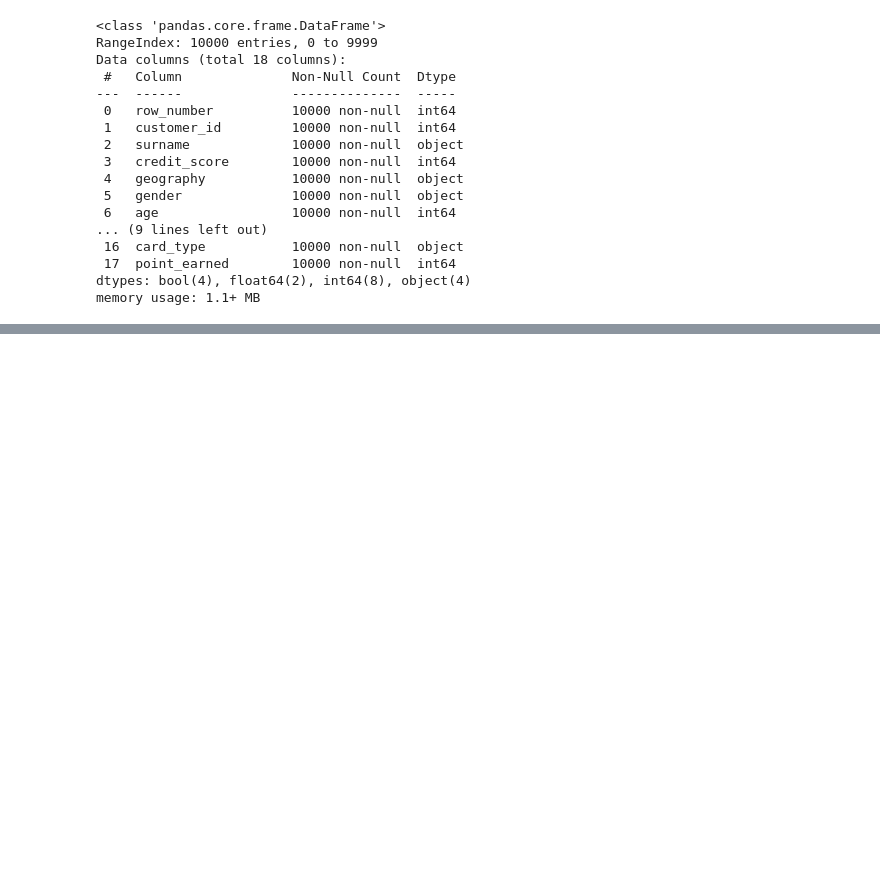
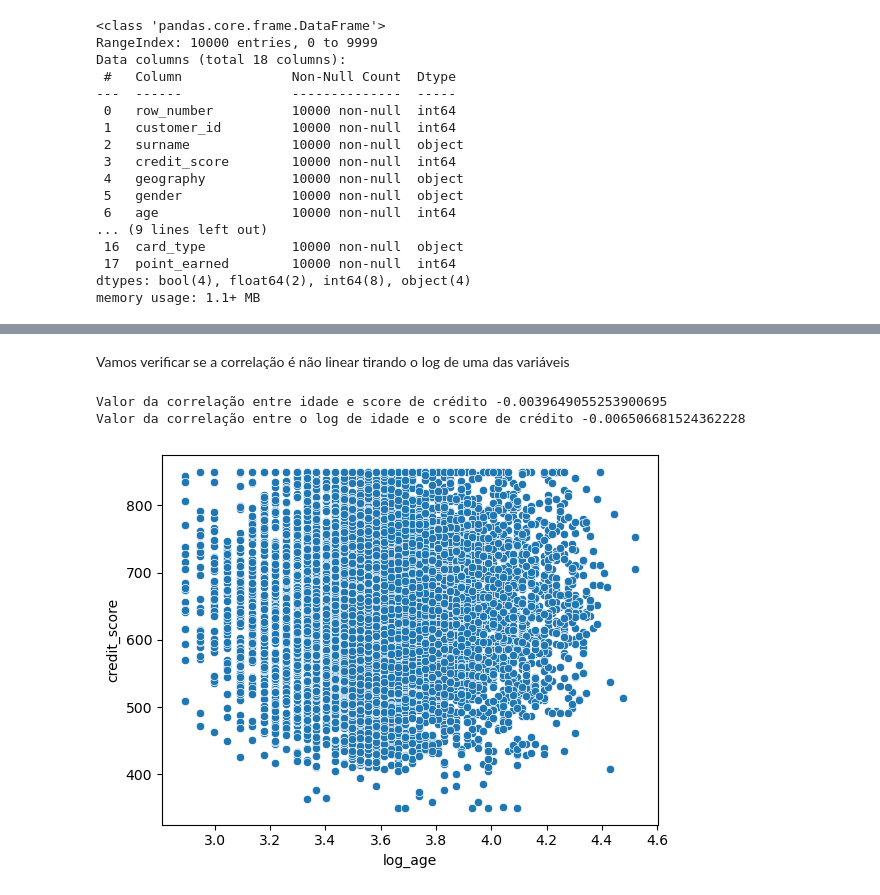
Before and after one commit to Phillips-MF/DataScience, a Jupyter notebook: Python/Bank Churn/Analysis.ipynb, the cells around one changed output, grey strips where cells are left out. Saved outputs shown, nothing was run; the diff lists cells and outputs as text; code cells hidden in the pictures; blank space fills up the shorter version.

```diff
--- a/Python/Bank Churn/Analysis.ipynb
+++ b/Python/Bank Churn/Analysis.ipynb
@@ -60,0 +74,14 @@ Vamos verificar a correlação entre esses dados
+# %% [markdown]
+Vamos verificar se a correlação é não linear tirando o log de uma das variáveis
+# %%
+print(f"Valor da correlação entre idade e score de crédito {df_churns['age'].corr(df_churns['credit_score'])}")
+df_churns['log_age'] = np.log(df_churns['age'])
+print(f"Valor da correlação entre o log de idade e o score de crédito {df_churns['log_age'].corr(df_churns['credit_score'])}")
+
+#Visualização
+sns.scatterplot(data=df_churns,x='log_age',y='credit_score')
+plt.show()
+# %% [output]
+Valor da correlação entre idade e score de crédito -0.0039649055253900695
+Valor da correlação entre o log de idade e o score de crédito -0.006506681524362228
+[figure, added]
```
Also changed, not shown: parts of 14 cells of this notebook.
